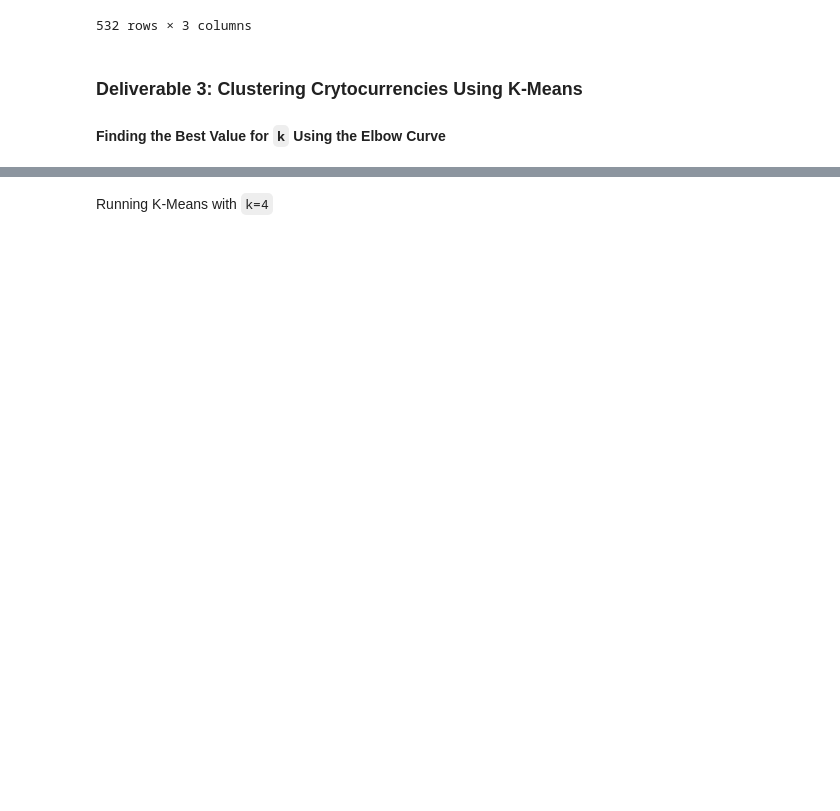
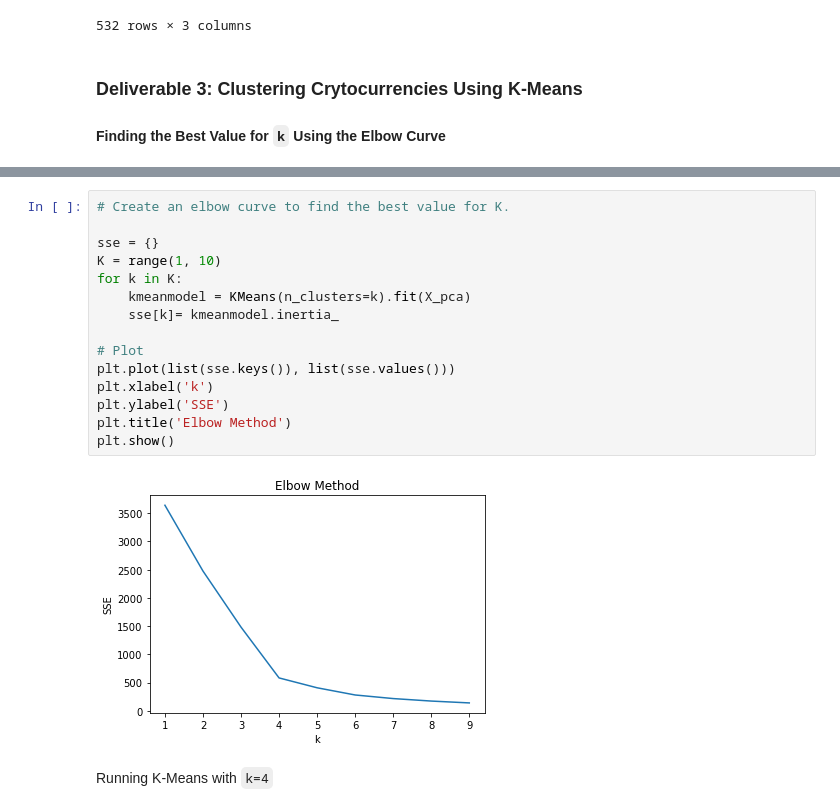
Before and after one commit to Elisa-m/Cryptocurrencies, a Jupyter notebook: crypto_clustering.ipynb, the cells around one changed output, grey strips where cells are left out. Drawn from its saved outputs; the diff is of its cells as text; blank space fills up the shorter version.

```diff
--- a/crypto_clustering.ipynb
+++ b/crypto_clustering.ipynb
@@ -238,3 +234,20 @@ pca_df
+# %%
+# Create an elbow curve to find the best value for K.
+
+sse = {}
+K = range(1, 10)
+for k in K:
+    kmeanmodel = KMeans(n_clusters=k).fit(X_pca)
+    sse[k]= kmeanmodel.inertia_
+
+# Plot
+plt.plot(list(sse.keys()), list(sse.values()))
+plt.xlabel('k')
+plt.ylabel('SSE')
+plt.title('Elbow Method')
+plt.show()
+# %% [output]
+[figure, added]
 # %% [markdown]
 Running K-Means with `k=4`
 # %%
```
Also changed, not shown: parts of 6 cells of this notebook.
